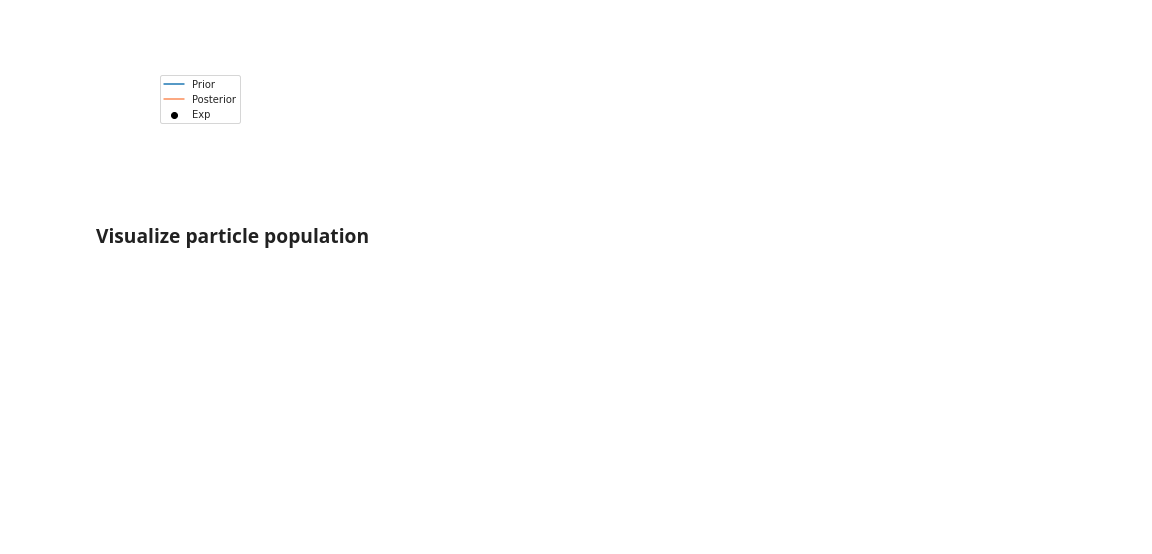
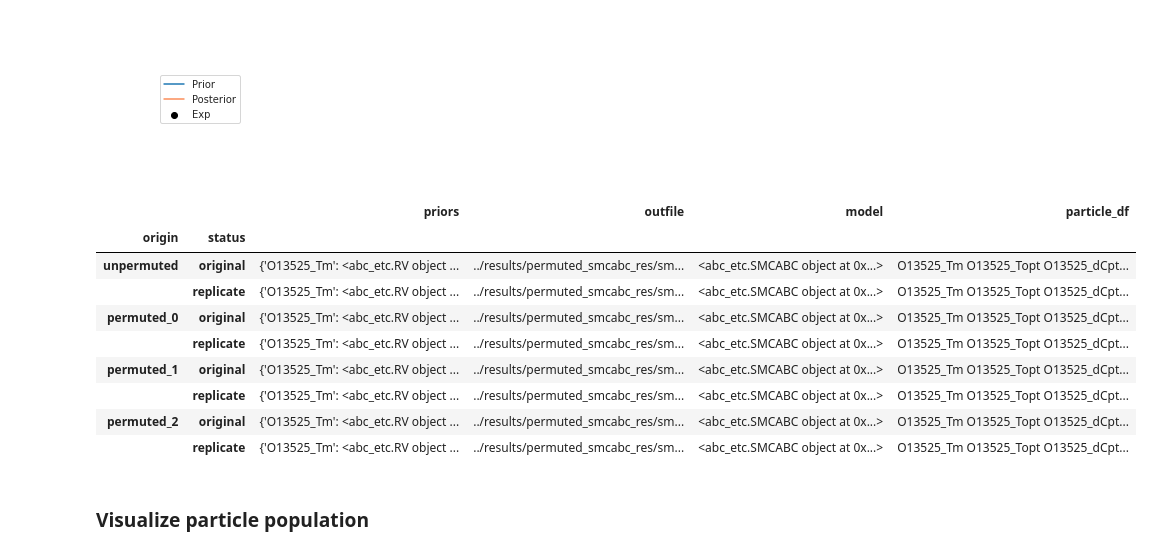
Before and after one commit to vetleser/BayesianGEM, a Jupyter notebook: code/visualization_for_manuscript.ipynb, the cells around one changed output. Saved outputs shown, nothing was run; the diff lists cells and outputs as text; code cells hidden in the pictures; blank space fills up the shorter version.

```diff
--- a/code/visualization_for_manuscript.ipynb
+++ b/code/visualization_for_manuscript.ipynb
@@ -307,3 +375,16 @@ for model in models:
  plot_legend_growth()
 # %% [output]
 [figure]
+# %%
+model_frame
+# %% [output]
+|  |  | priors | outfile | model | particle_df |
+| origin | status |  |  |  |  |
+| unpermuted | original | {'O13525_Tm': <abc_etc.RV object ... | ../results/permuted_smcabc_res/sm... | <abc_etc.SMCABC object at 0x...> | O13525_Tm O13525_Topt O13525_dCpt... |
+|  | replicate | {'O13525_Tm': <abc_etc.RV object ... | ../results/permuted_smcabc_res/sm... | <abc_etc.SMCABC object at 0x...> | O13525_Tm O13525_Topt O13525_dCpt... |
+| permuted_0 | original | {'O13525_Tm': <abc_etc.RV object ... | ../results/permuted_smcabc_res/sm... | <abc_etc.SMCABC object at 0x...> | O13525_Tm O13525_Topt O13525_dCpt... |
+|  | replicate | {'O13525_Tm': <abc_etc.RV object ... | ../results/permuted_smcabc_res/sm... | <abc_etc.SMCABC object at 0x...> | O13525_Tm O13525_Topt O13525_dCpt... |
+| permuted_1 | original | {'O13525_Tm': <abc_etc.RV object ... | ../results/permuted_smcabc_res/sm... | <abc_etc.SMCABC object at 0x...> | O13525_Tm O13525_Topt O13525_dCpt... |
+|  | replicate | {'O13525_Tm': <abc_etc.RV object ... | ../results/permuted_smcabc_res/sm... | <abc_etc.SMCABC object at 0x...> | O13525_Tm O13525_Topt O13525_dCpt... |
+| permuted_2 | original | {'O13525_Tm': <abc_etc.RV object ... | ../results/permuted_smcabc_res/sm... | <abc_etc.SMCABC object at 0x...> | O13525_Tm O13525_Topt O13525_dCpt... |
+|  | replicate | {'O13525_Tm': <abc_etc.RV object ... | ../results/permuted_smcabc_res/sm... | <abc_etc.SMCABC object at 0x...> | O13525_Tm O13525_Topt O13525_dCpt... |
```
Also changed, not shown: parts of 39 cells of this notebook.
